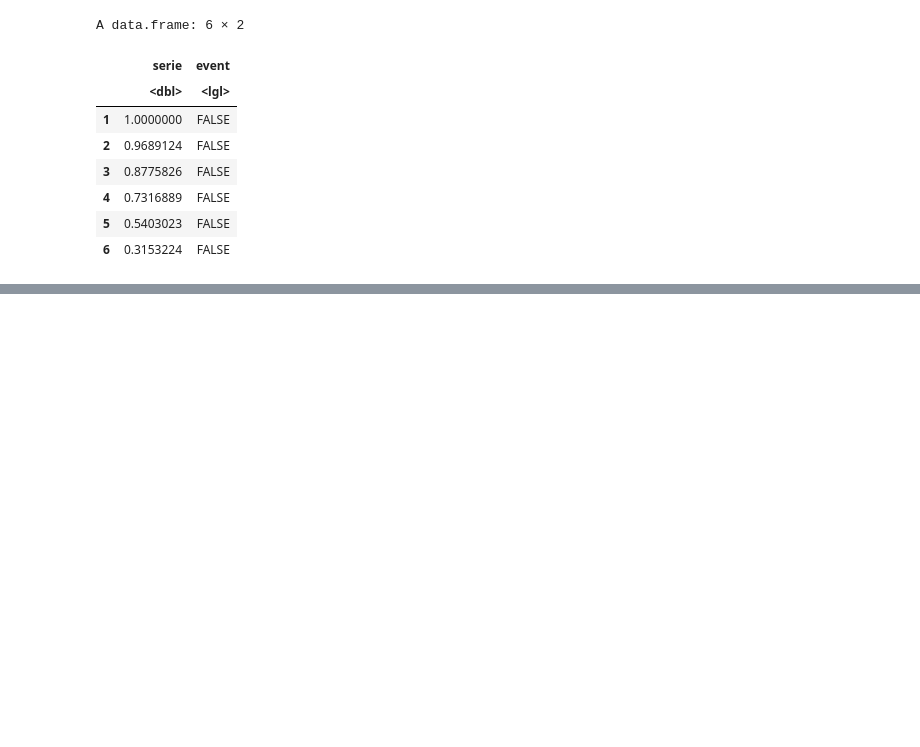
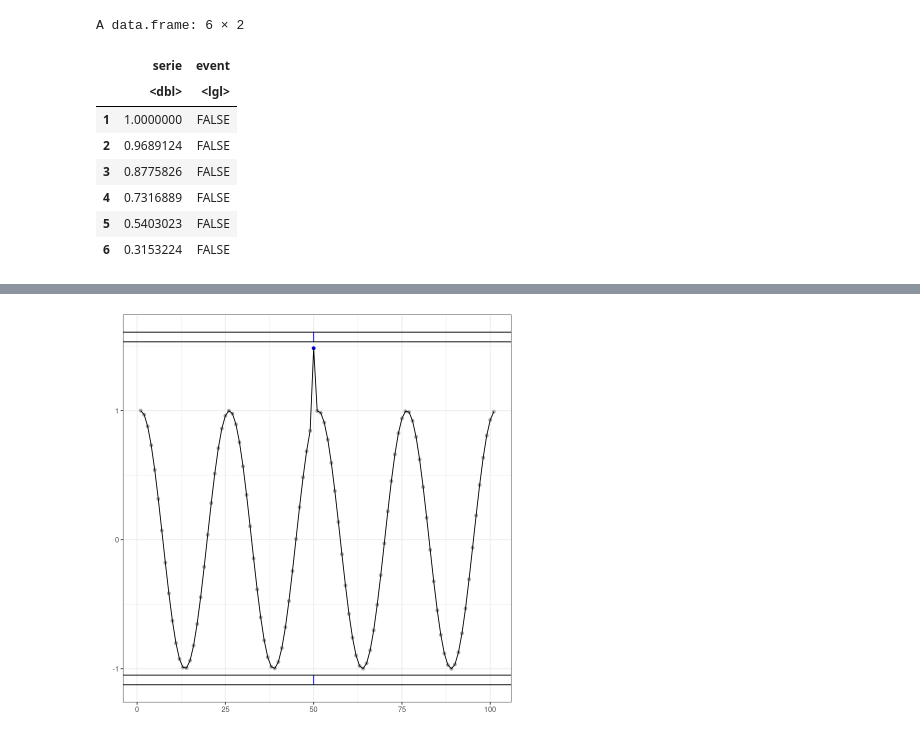
Before and after one commit to cefet-rj-dal/harbinger, a Jupyter notebook: examples/fbiad.ipynb, the cells around one changed output, grey strips where cells are left out. Saved outputs shown, nothing was run; the diff lists cells and outputs as text; code cells hidden in the pictures; blank space fills up the shorter version.

```diff
--- a/examples/fbiad.ipynb
+++ b/examples/fbiad.ipynb
@@ -42,0 +57,6 @@ plot(dataset$serie)
+# %%
+# ploting the results
+  grf <- plot.harbinger(model, dataset$serie, detection, dataset$event)
+  plot(grf)
+# %% [output]
+[figure, added]
```
Also changed, not shown: parts of 10 cells of this notebook, 8 other files.
